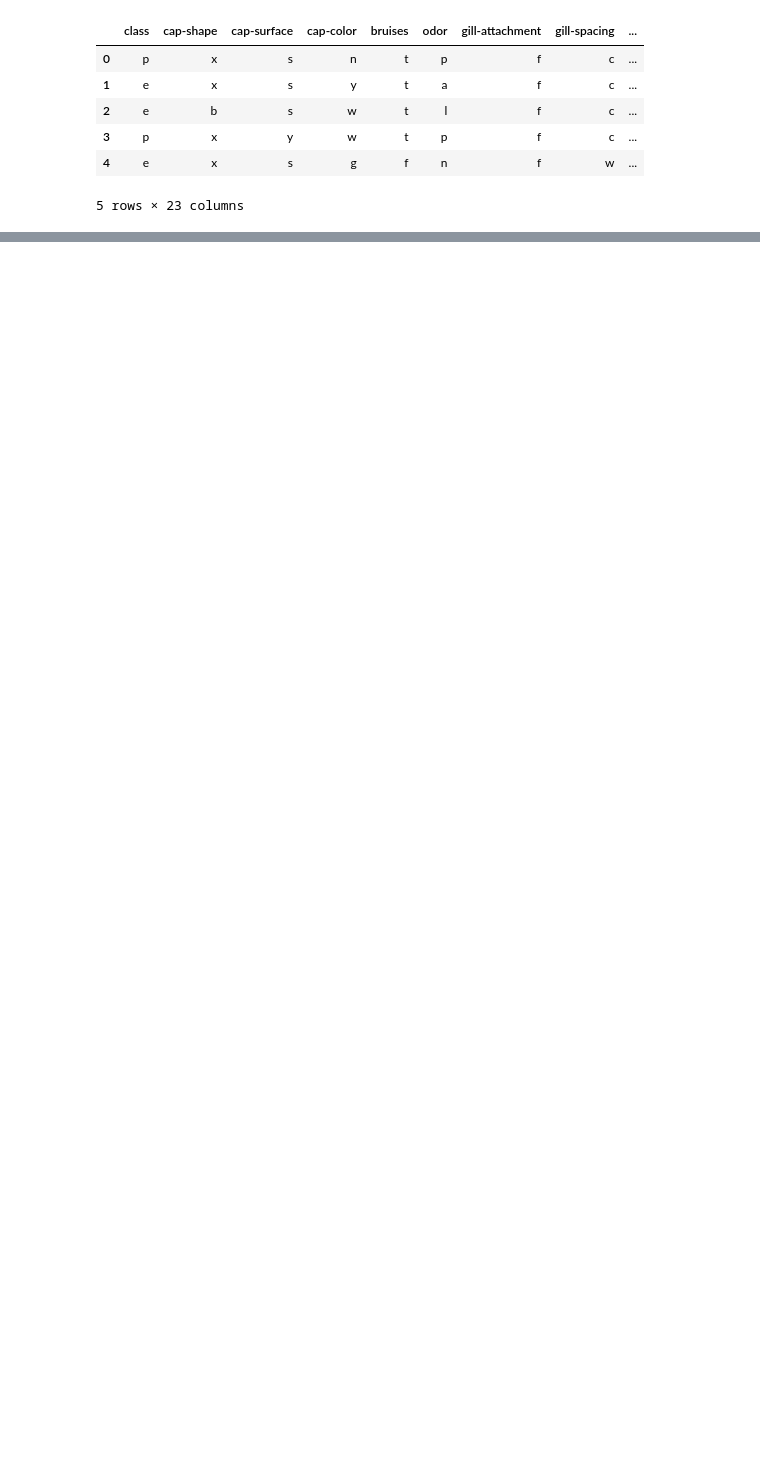
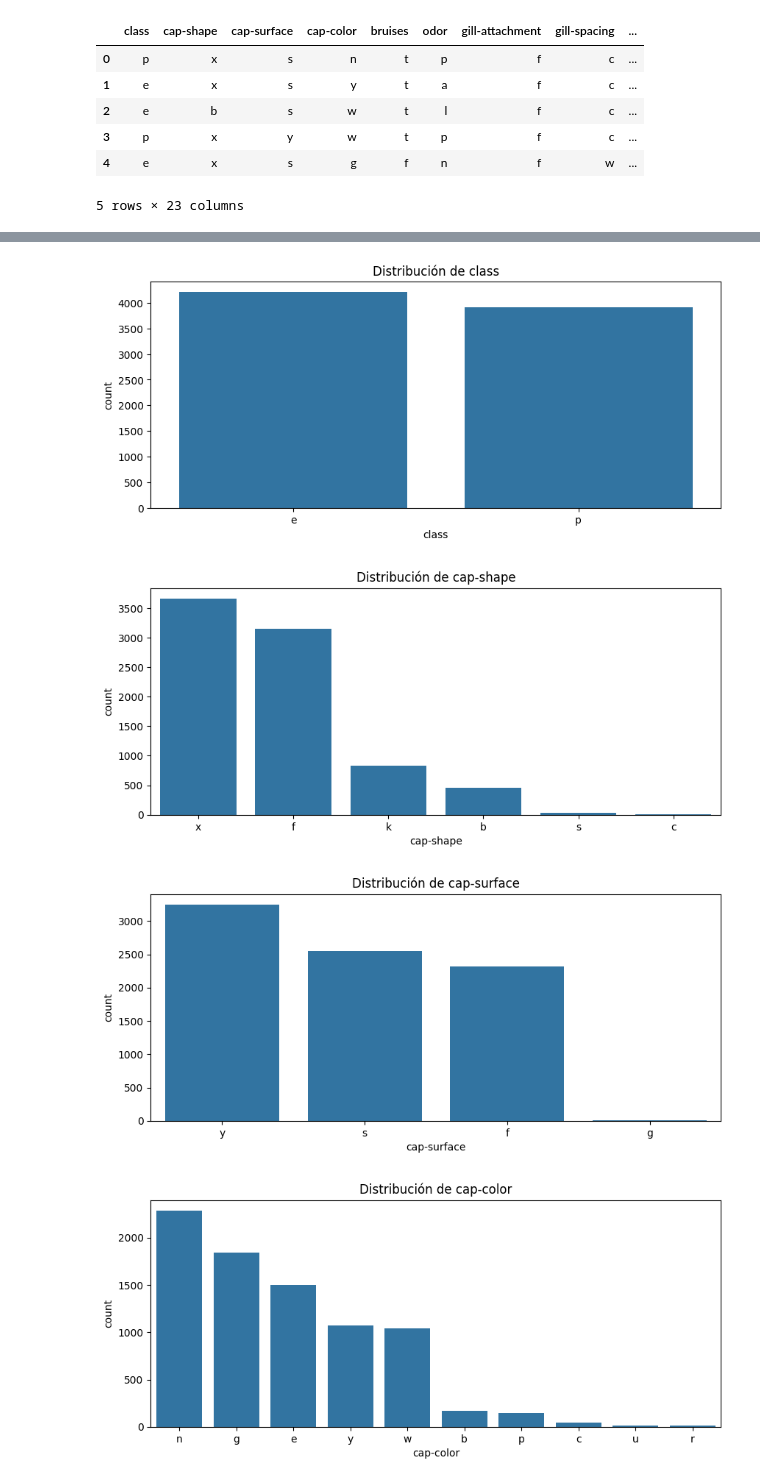
Before and after one commit to AdrianGalvanDiaz/Proyecto_ML, a Jupyter notebook: EDA.ipynb, the cells around one changed output, grey strips where cells are left out. Saved outputs shown, nothing was run; the diff lists cells and outputs as text; code cells hidden in the pictures; blank space fills up the shorter version.

```diff
--- a/EDA.ipynb
+++ b/EDA.ipynb
@@ -22,0 +65,13 @@ df.head()
+# %%
+import matplotlib.pyplot as plt
+import seaborn as sns
+for column in df.select_dtypes(include=['object']).columns:
+    plt.figure(figsize=(10, 4))
+    sns.countplot(x=column, data=df, order = df[column].value_counts().index)
+    plt.title(f'Distribución de {column}')
+    plt.show()
+# %% [output]
+[figure, added]
+[figure, added]
+[figure, added]
+[figure, added]
```
Also changed, not shown: parts of 6 cells of this notebook.
